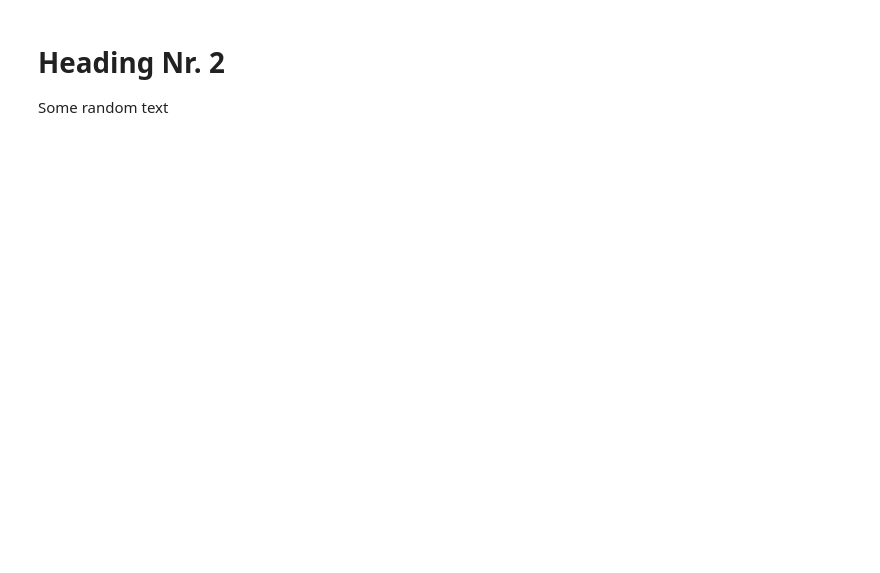
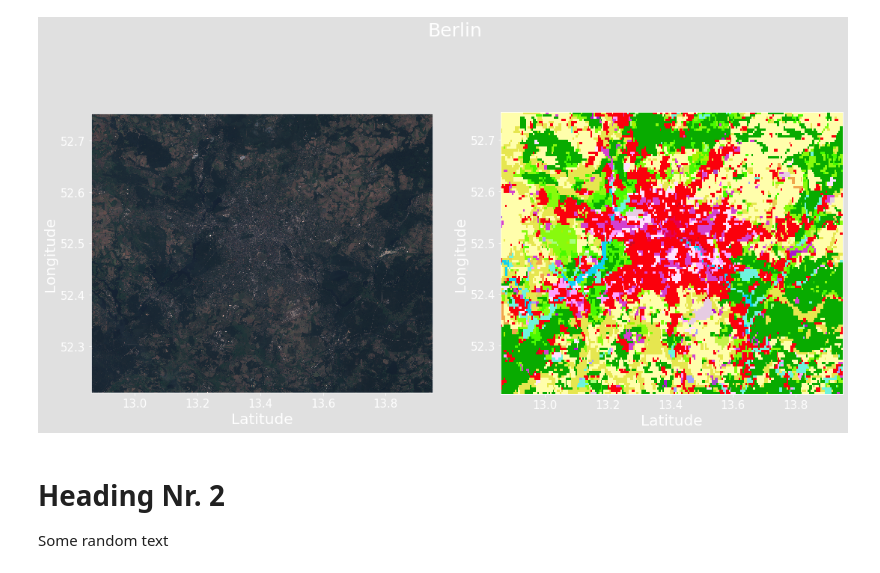
Before and after one commit to markusmeingast/Satellite-Classifier, a Jupyter notebook: index.ipynb, the cells around one changed output. Drawn from its saved outputs; the diff is of its cells as text; code cells hidden in the pictures; blank space fills up the shorter version.

```diff
--- a/index.ipynb
+++ b/index.ipynb
@@ -28,0 +79,38 @@ Markus Meingast ©2019
+# %%
+import rasterio
+from rasterio.plot import show
+import matplotlib.pyplot as mp
+import colormap
+from matplotlib.colors import LinearSegmentedColormap
+mp.style.use(['dark_background'])
+import numpy as np
+
+palette_rgb = []
+palette_hex = ['#E6004D', '#FF0000', '#CC4DF2', '#CC0000', '#E6CCCC', '#E6CCE6', '#A600CC', '#A64DCC', '#FF4DFF', '#FFA6FF', '#FFE6FF', '#FFFFA8', '#FFFF00', '#E6E600', '#E68000', '#F2A64D', '#E6A600', '#E6E64D', '#FFE6A6', '#FFE64D', '#E6CC4D', '#F2CCA6', '#80FF00', '#00A600', '#4DFF00', '#CCF24D', '#A6FF80', '#A6E64D', '#A6F200', '#E6E6E6', '#CCCCCC', '#CCFFCC', '#000000', '#A6E6CC', '#A6A6FF', '#4D4DFF', '#CCCCFF', '#E6E6FF', '#A6A6E6', '#00CCF2', '#80F2E6', '#00FFA6', '#A6FFE6', '#E6F2FF']
+for color in palette_hex:
+    palette_rgb.append(colormap.colors.hex2rgb(color))
+palette_rgb = tuple(tuple(i / 255.0 for i in inner) for inner in palette_rgb)
+cm = LinearSegmentedColormap.from_list('google', palette_rgb)
+
+
+city = 'berlin'
+
+image = rasterio.open(f'sources/image-{city}-2015.tif')
+landcover = rasterio.open(f'sources/landcover-{city}-2012.tif')
+
+fig = mp.figure(figsize=(18,9))
+ax0 = fig.add_subplot(1,2,1)
+ax1 = fig.add_subplot(1,2,2)
+show(image, ax=ax0, vmin=0.0, vmax=0.3)
+show(landcover, vmin=1, vmax=len(palette_hex), cmap=cm, ax=ax1)
+ax0.set_aspect(1.0/np.cos(image.lnglat()[1]*np.pi/180.0))
+ax1.set_aspect(1.0/np.cos(image.lnglat()[1]*np.pi/180.0))
+ax0.set_xlabel('Latitude')
+ax0.set_ylabel('Longitude')
+ax1.set_xlabel('Latitude')
+ax1.set_ylabel('Longitude')
+fig.suptitle('Berlin', fontsize=25)
+
+fig.patch.set_alpha(0.12)
+# %% [output]
+[figure, added]
```
Also changed, not shown: parts of 12 cells of this notebook, 7 other files.
